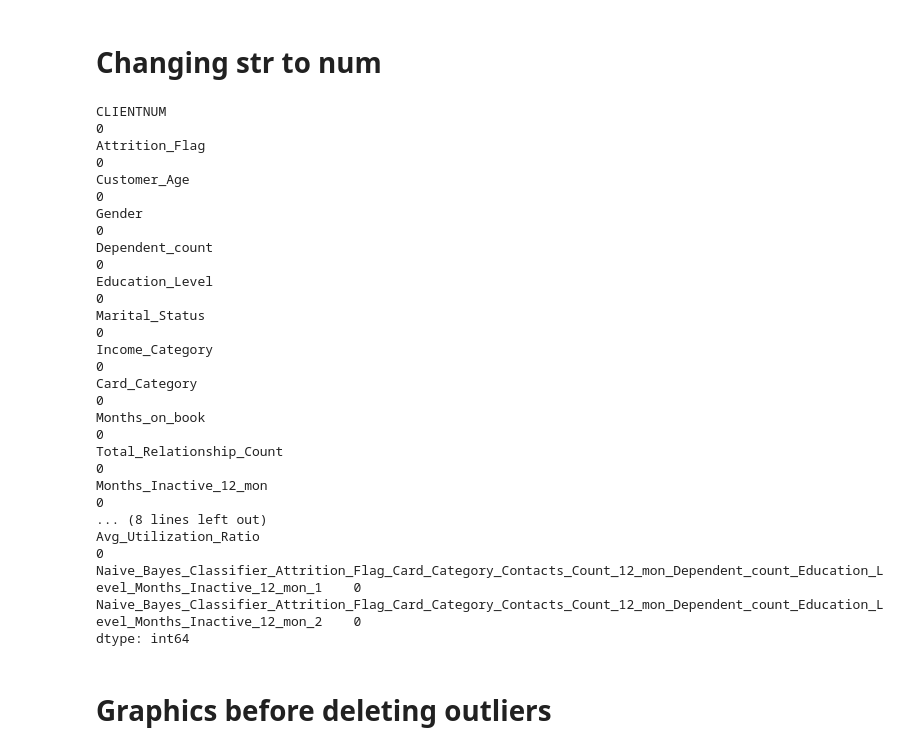
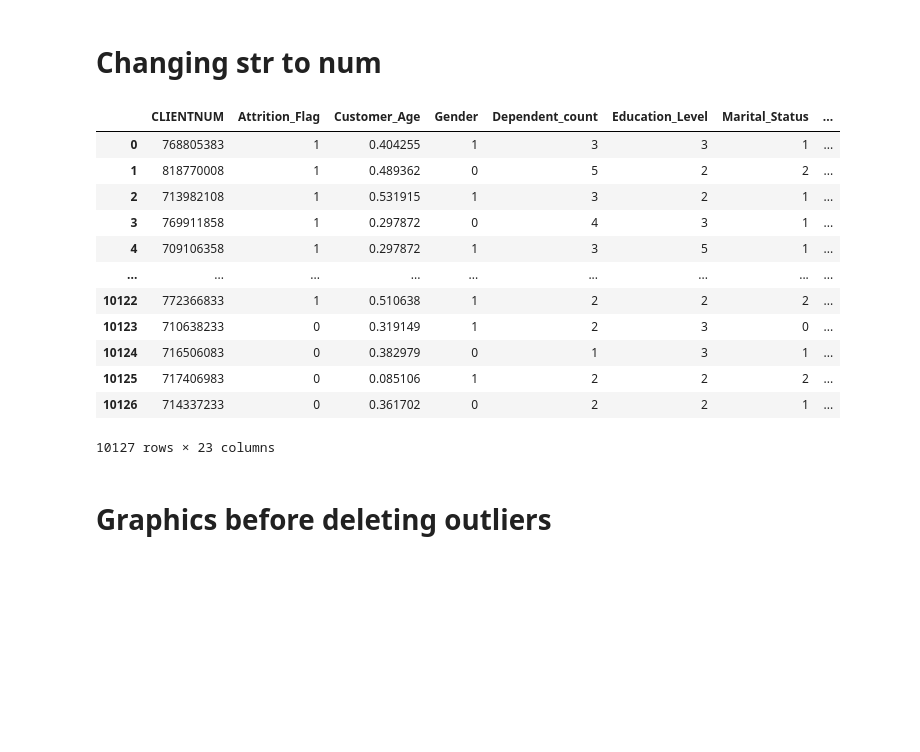
Before and after one commit to rnd4u-org/2021-knu-churn, a Jupyter notebook: Data Pre-Processing.ipynb, the cells around one changed output. Saved outputs shown, nothing was run; the diff lists cells and outputs as text; code cells hidden in the pictures; blank space fills up the shorter version.

```diff
--- a/Data Pre-Processing.ipynb
+++ b/Data Pre-Processing.ipynb
@@ -118,53 +137,24 @@ dtype: int64
 # %% [markdown]
 # Changing str to num
 # %%
-attrition_dict = {'Existing Customer' : 1,'Attrited Customer': 0}
-gender_dict = {'M' : 1,'F' : 0}
-education_dict = {'Uneducated' : 0,'Graduate' : 1 ,'High School' : 2,'College' : 3,'Post-Graduate' : 4,'Doctorate' : 5}
-marital_dict = {'Married' : 1, 'Single' : 0, 'Divorced' : 2}
-card_dict = {'Blue' : 0, 'Silver' : 1, 'Gold' : 2, 'Platinum' : 3}
-
-for i,num in enumerate(bank['Attrition_Flag']):
-    bank.at[i, 'Attrition_Flag'] = attrition_dict[num]
-
-for i,num in enumerate(bank['Gender']):
-    bank.at[i, 'Gender'] = gender_dict[num]
-
-for i,num in enumerate(bank['Marital_Status']):
-    bank.at[i, 'Marital_Status'] = marital_dict[num]
-
-for i,num in enumerate(bank['Education_Level']):
-    bank.at[i, 'Education_Level'] = education_dict[num]
-
-for i,num in enumerate(bank['Income_Category']):
-    number_list = re.findall(r"\d+",num)
-    bank.at[i, 'Income_Category'] = int(max(number_list))*1000
-
-for i,num in enumerate(bank['Card_Category']):
-    bank.at[i, 'Card_Category'] = card_dict[num]
-
-for i in names:
-    pandas.to_numeric(bank[i],downcast='integer',errors ='coerce')
-
-bank.isnull().sum()
+for i in (1, 3, 5, 6, 7, 8):
+         le = LabelEncoder()
+         bank[names[i]]= le.fit_transform(bank[names[i]])
+bank
 # %% [output]
+|  | CLIENTNUM | Attrition_Flag | Customer_Age | Gender | Dependent_count | Education_Level | Marital_Status | ... |
+| 0 | 768805383 | 1 | 0.404255 | 1 | 3 | 3 | 1 | ... |
+| 1 | 818770008 | 1 | 0.489362 | 0 | 5 | 2 | 2 | ... |
+| 2 | 713982108 | 1 | 0.531915 | 1 | 3 | 2 | 1 | ... |
+| 3 | 769911858 | 1 | 0.297872 | 0 | 4 | 3 | 1 | ... |
+| 4 | 709106358 | 1 | 0.297872 | 1 | 3 | 5 | 1 | ... |
+| ... | ... | ... | ... | ... | ... | ... | ... | ... |
+| 10122 | 772366833 | 1 | 0.510638 | 1 | 2 | 2 | 2 | ... |
+| 10123 | 710638233 | 0 | 0.319149 | 1 | 2 | 3 | 0 | ... |
+| 10124 | 716506083 | 0 | 0.382979 | 0 | 1 | 3 | 1 | ... |
+| 10125 | 717406983 | 0 | 0.085106 | 1 | 2 | 2 | 2 | ... |
+| 10126 | 714337233 | 0 | 0.361702 | 0 | 2 | 2 | 1 | ... |
-CLIENTNUM                                                                                                                             0
-Attrition_Flag                                                                                                                        0
-Customer_Age                                                                                                                          0
-Gender                                                                                                                                0
-Dependent_count                                                                                                                       0
-Education_Level                                                                                                                       0
-Marital_Status                                                                                                                        0
-Income_Category                                                                                                                       0
-Card_Category                                                                                                                         0
-Months_on_book                                                                                                                        0
-Total_Relationship_Count                                                                                                              0
-Months_Inactive_12_mon                                                                                                                0
-... (8 lines left out)
-Avg_Utilization_Ratio                                                                                                                 0
-Naive_Bayes_Classifier_Attrition_Flag_Card_Category_Contacts_Count_12_mon_Dependent_count_Education_Level_Months_Inactive_12_mon_1    0
-Naive_Bayes_Classifier_Attrition_Flag_Card_Category_Contacts_Count_12_mon_Dependent_count_Education_Level_Months_Inactive_12_mon_2    0
-dtype: int64
+10127 rows × 23 columns
 # %% [markdown]
 # Graphics before deleting outliers
 # %%
```
Also changed, not shown: parts of 8 cells of this notebook.
